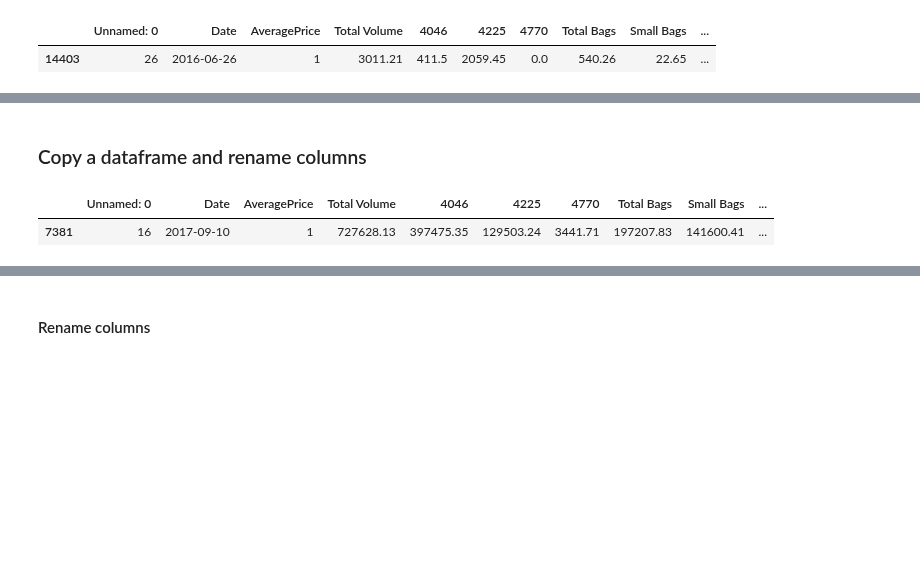
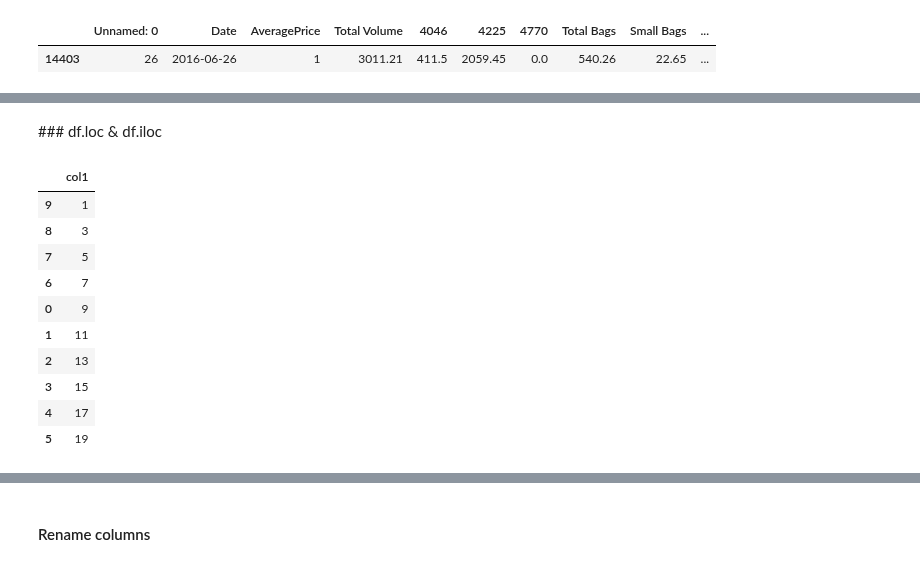
Before and after one commit to Ironhack-data-bcn-january-2023/lectures, a Jupyter notebook: week-2/3-Pandas II - Transformation.ipynb, the cells around one changed output, grey strips where cells are left out. Drawn from its saved outputs; the diff is of its cells as text; code cells hidden in the pictures; blank space fills up the shorter version.

```diff
--- a/week-2/3-Pandas II - Transformation.ipynb
+++ b/week-2/3-Pandas II - Transformation.ipynb
@@ -368,11 +328,20 @@ df.describe()
 | 50% | 24.000000 | 1.000000 | 1.073768e+05 | 8.645300e+03 | 2.906102e+04 | 1.849900e+02 | 3.974383e+04 | 2.636282e+04 | 2.647710e+03 | ... |
 | 75% | 38.000000 | 1.000000 | 4.329623e+05 | 1.110202e+05 | 1.502069e+05 | 6.243420e+03 | 1.107834e+05 | 8.333767e+04 | 2.202925e+04 | ... |
 | max | 52.000000 | 3.000000 | 6.250565e+07 | 2.274362e+07 | 2.047057e+07 | 2.546439e+06 | 1.937313e+07 | 1.338459e+07 | 5.719097e+06 | ... |
-# %% [markdown]
-### Copy a dataframe and rename columns
-# %%
-a_new_copy = df.copy()
-a_new_copy.sample()
-# %% [output]
-|  | Unnamed: 0 | Date | AveragePrice | Total Volume | 4046 | 4225 | 4770 | Total Bags | Small Bags | ... |
-| 7381 | 16 | 2017-09-10 | 1 | 727628.13 | 397475.35 | 129503.24 | 3441.71 | 197207.83 | 141600.41 | ... |
+# %% [markdown]
+### df.loc & df.iloc
+# %%
+df = pd.DataFrame({"col1" : np.arange(1,20,2)}, index=[9,8,7,6,0, 1, 2, 3, 4, 5])
+df
+# %% [output]
+|  | col1 |
+| 9 | 1 |
+| 8 | 3 |
+| 7 | 5 |
+| 6 | 7 |
+| 0 | 9 |
+| 1 | 11 |
+| 2 | 13 |
+| 3 | 15 |
+| 4 | 17 |
+| 5 | 19 |
```
Also changed, not shown: parts of 58 cells of this notebook, 1 other file.
